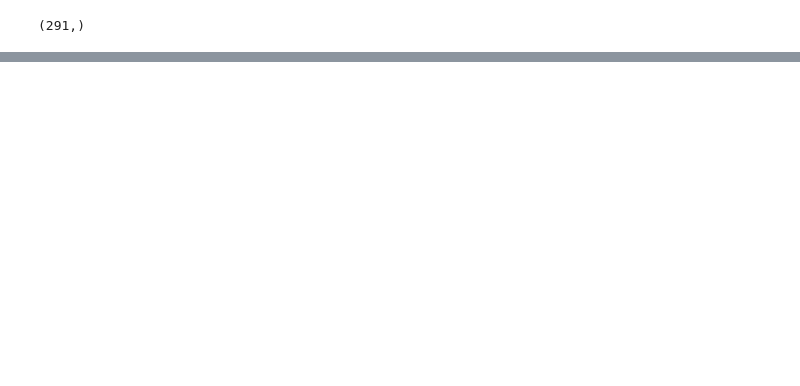
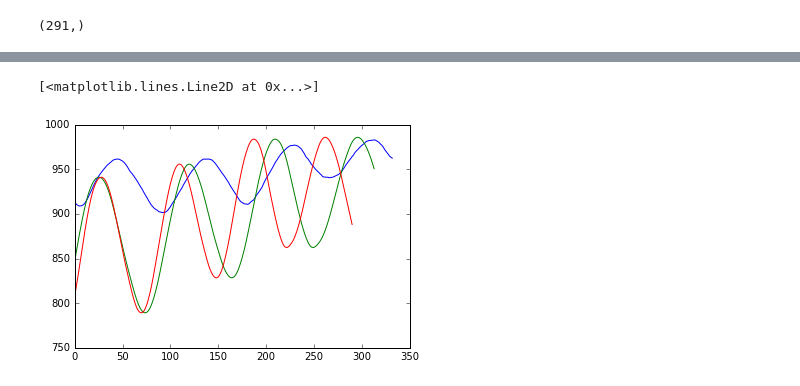
Before and after one commit to Seanny123/nef-conceptors, a Jupyter notebook: func_test-python2.ipynb, the cells around one changed output, grey strips where cells are left out. Cells and saved outputs as stored; diff of their text form; code cells hidden in the pictures; blank space fills up the shorter version.

```diff
--- a/func_test-python2.ipynb
+++ b/func_test-python2.ipynb
@@ -155,9 +136,9 @@ tmp[0].shape
 # %%
 pat_out = scipy.io.loadmat("pattern_out.mat")
 reg_out = pat_out["reg_out"]
-ideal_out = pat_out["ideal_out"]
+#ideal_out = pat_out["ideal_out"]
 compr = pat_out["compressed"]
-print(ideal_out.T.shape)
+#print(ideal_out.T.shape)
 print(np.min(reg_out))
 print(np.max(reg_out))
 print(reg_out.T.shape)
@@ -191,0 +172,7 @@ plt.plot(compr)
+# %%
+plt.plot(compr[0][::-1])
+plt.plot(ideal_out[0][::-1][9:-10])
+plt.plot(raw_dats[0][0])
+# %% [output]
+[<matplotlib.lines.Line2D at 0x...>]
+[figure, added]
```
Also changed, not shown: parts of 15 cells of this notebook, 1 other file.
